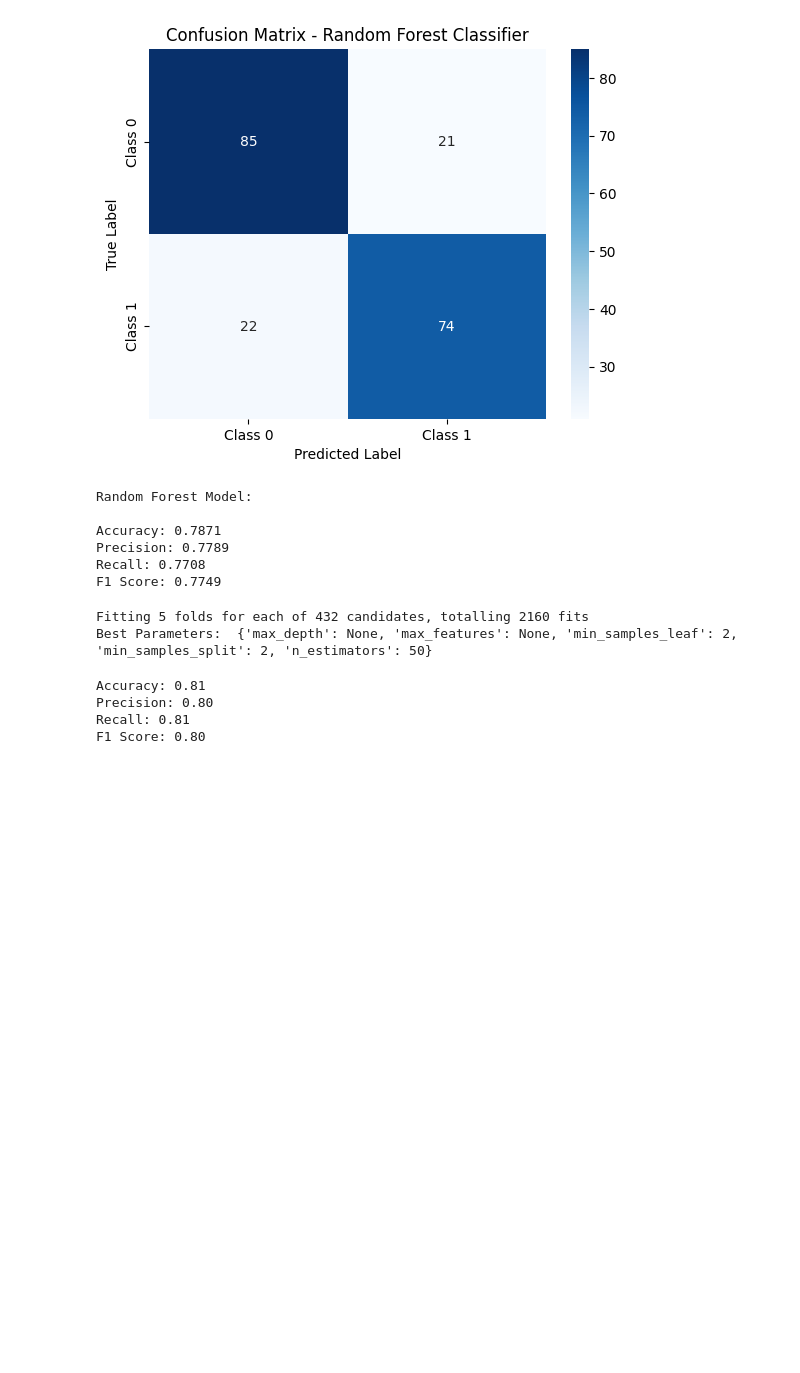
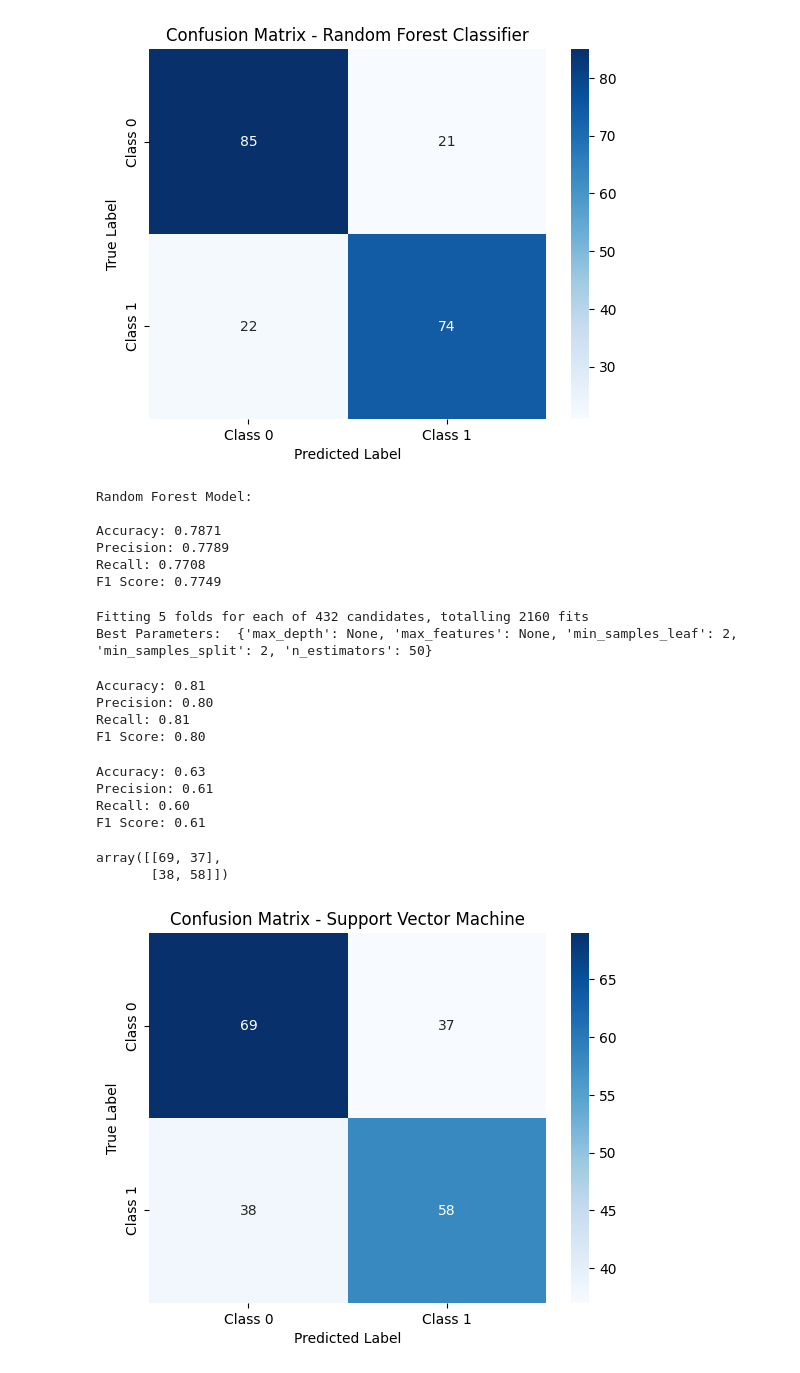
Before and after one commit to NikeshaSilva/stock-price-prediction, a Jupyter notebook: stock_price_prediction.ipynb, the cells around one changed output. Drawn from its saved outputs; the diff is of its cells as text; code cells hidden in the pictures; blank space fills up the shorter version.

Commit message:
Added SVC model and model optimization

```diff
--- a/stock_price_prediction.ipynb
+++ b/stock_price_prediction.ipynb
@@ -215,3 +215,17 @@ Accuracy: 0.81
 Precision: 0.80
 Recall: 0.81
 F1 Score: 0.80
+# %%
+## Constructing SVM Model
+from sklearn.ensemble import VotingClassifier
+from sklearn.svm import SVC
+
+##Initializing Support Vector Classifier Model
+svc_model = SVC(kernel='rbf', C=1, gamma='scale', random_state=42, probability=True)
+
+svc_model.fit(X_train_scaled, y_train)
+
+## Saving the Random Forest Model
+joblib.dump(svc_model,'svm_model.pkl')
+
+svc_model_predictions = svc_model.predict(X_test_scaled)
@@ -217,0 +237,29 @@ F1 Score: 0.80
+# %%
+print(f"Accuracy: {svc_accuracy_score:.2f}")
+print(f"Precision: {svc_precision_score:.2f}")
+print(f"Recall: {svc_recall_score:.2f}")
+print(f"F1 Score: {svc_f1_score:.2f}")
+# %% [output]
+Accuracy: 0.63
+Precision: 0.61
+Recall: 0.60
+F1 Score: 0.61
+# %%
+## building the confusion matrix for svm model
+svc_model_confusion_matrix = confusion_matrix(y_test, svc_model_predictions)
+
+svc_model_confusion_matrix
+# %% [output]
+array([[69, 37],
+       [38, 58]])
+# %%
+import seaborn as sns
+
+sns.heatmap(svc_model_confusion_matrix, annot=True, fmt="d", cmap="Blues", xticklabels=["Class 0", "Class 1"], yticklabels=["Class 0", "Class 1"])
+
+plt.title('Confusion Matrix - Support Vector Machine')
+plt.xlabel('Predicted Label')
+plt.ylabel('True Label')
+plt.show()
+# %% [output]
+[figure, added]
```
Also changed, not shown: parts of 6 cells of this notebook, 1 other file.
